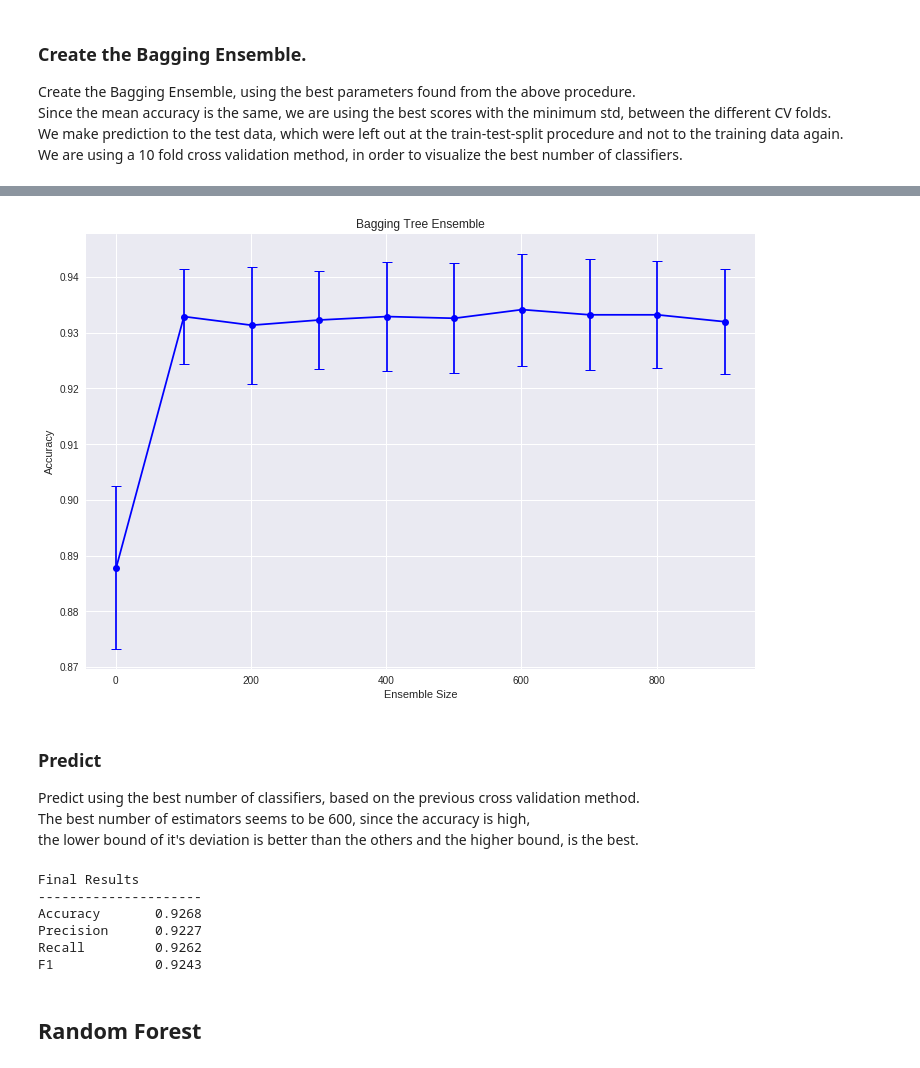
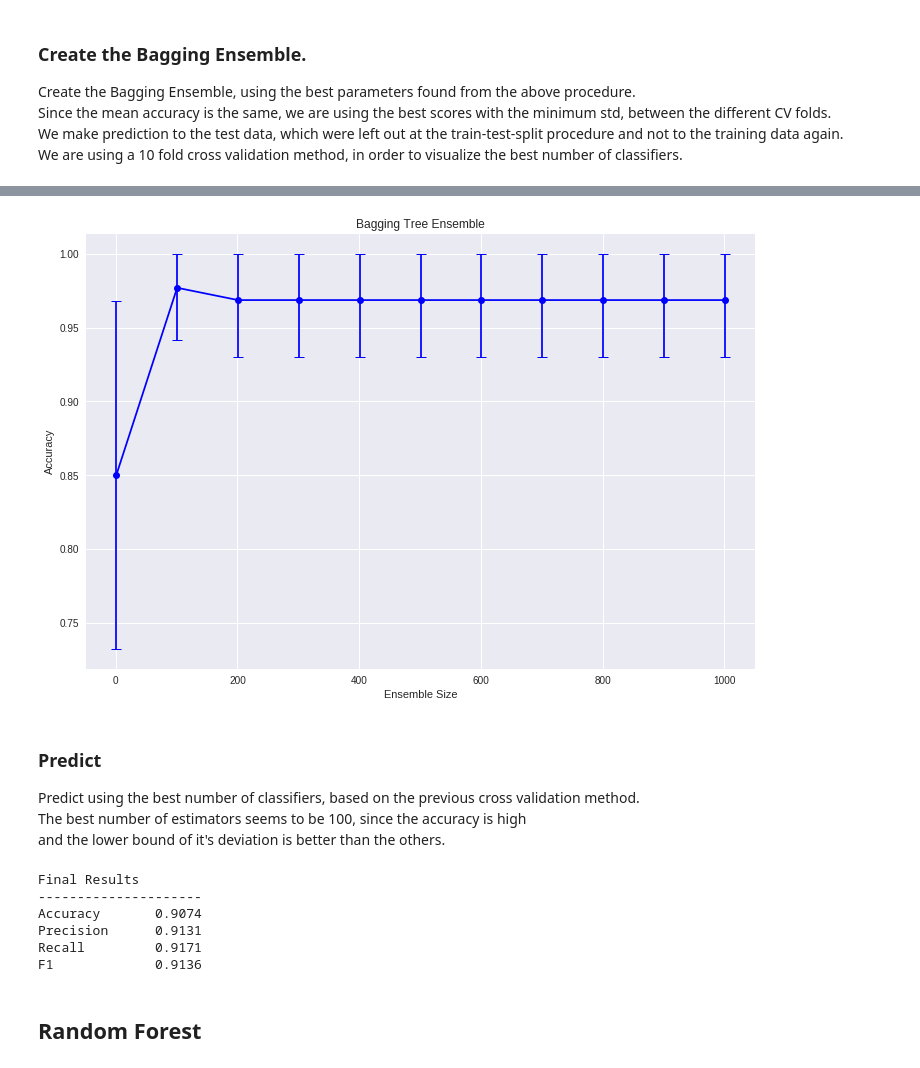
Before and after one commit to Adamantios/Ensembles-CSL-Imb_Learning-Models_Comparison, a Jupyter notebook: PartA.ipynb, the cells around one changed output, grey strips where cells are left out. Saved outputs shown, nothing was run; the diff lists cells and outputs as text; code cells hidden in the pictures.

```diff
--- a/PartA.ipynb
+++ b/PartA.ipynb
@@ -755,14 +651,8 @@ F1             0.9331
 
 ## Prepare the dataset.
 # %%
-
-# Read the dataset.
-url="https://archive.ics.uci.edu/ml/machine-learning-databases/spambase/spambase.data"
-s=requests.get(url).content
-dataset=read_csv(io.StringIO(s.decode('utf-8')))
-
 # Get x and y.
-X, y = dataset.iloc[:, :-1].values, dataset.iloc[:, -1].values
+X, y = load_wine(True)
 
 # Split to training and test pairs.
 X_train, X_test, y_train, y_test = train_test_split(X, y, test_size=0.3,
@@ -784,11 +674,11 @@ Run a Random Search using 10 fold cross validation, for the classifier which wil
 
 # Specify parameters and distributions to sample from
 # and candidates to be created.
-param_dist = {'max_depth': sp_randint(1, 30),
+param_dist = {'max_depth': sp_randint(1, 50),
               'max_features': sp_randint(1, X.shape[1]),
-              'min_samples_split': sp_randint(2, X.shape[0] / 2),
+              'min_samples_split': sp_randint(2, X_train.shape[0] / 2),
               'criterion': ['gini', 'entropy']}
-candidates = 200
+candidates = 1000
 
 # Run a random search CV.
 random_search = RandomizedSearchCV(clf, param_dist, candidates, cv=10,
@@ -821,9 +715,9 @@ Parameters: {'criterion': 'entropy', 'max_depth': 21, 'max_features': 17, 'min_s
 Run a Grid search, using 10 fold cross validation for the area around the best results found with the Random Search.
 # %%
 # Specify parameter_grid for the search.
-param_grid = {'max_depth': range(19, 23),
-              'max_features': range(15, 18),
-              'min_samples_split': range(65, 75),
+param_grid = {'max_depth': range(33, 40),
+              'max_features': range(2, 7),
+              'min_samples_split': range(30, 40),
               'criterion': ['gini', 'entropy']}
 
 # Run a grid search CV.
@@ -862,12 +760,12 @@ We are using a 10 fold cross validation method, in order to visualize the best n
 # %%
 
 # Add best values for the classifier.
-clf.max_depth = 20
-clf.max_features = 17
-clf.min_samples_split = 69
-clf.criterion = 'entropy'
+clf.max_depth = 38
+clf.max_features = 6
+clf.min_samples_split = 32
+clf.criterion = 'gini'
 
-# Plot accuracy vs number of estimators.
-estimators_vs_acc(clf, X_train, y_train, estimators_array=range(1, 1000, 100))
+# Plot accuracy vs number of estimators for [100, 200, ..., 1000] estimators.
+estimators_vs_acc(clf, X_train, y_train, estimators_array=range(1, 1100, 100))
 # %% [output]
 [Parallel(n_jobs=-1)]: Using backend LokyBackend with 2 concurrent workers.
@@ -893,12 +788,12 @@ estimators_vs_acc(clf, X_train, y_train, estimators_array=range(1, 1000, 100))
-[figure, old version]
+[figure, new version]
 # %% [markdown]
 ### Predict
 Predict using the best number of classifiers, based on the previous cross validation method.
-The best number of estimators seems to be 600, since the accuracy is high,
-the lower bound of it's deviation is better than the others and the higher bound, is the best.
+The best number of estimators seems to be 100, since the accuracy is high
+and the lower bound of it's deviation is better than the others.
 # %%
 # Create the bagging classifier.
-bg_clf = BaggingClassifier(base_estimator=clf, n_estimators=600, random_state=0)
+bg_clf = BaggingClassifier(base_estimator=clf, n_estimators=100, random_state=0)
 
 # Fit and predict.
 bg_clf.fit(X_train, y_train)
@@ -909,10 +804,10 @@ full_report(y_test, y_pred)
 # %% [output]
 Final Results
 ---------------------
-Accuracy       0.9268
-Precision      0.9227
-Recall         0.9262
-F1             0.9243
+Accuracy       0.9074
+Precision      0.9131
+Recall         0.9171
+F1             0.9136
 # %% [markdown]
 ## Random Forest
 # %%
```
Also changed, not shown: parts of 48 cells of this notebook, 1 other file.
